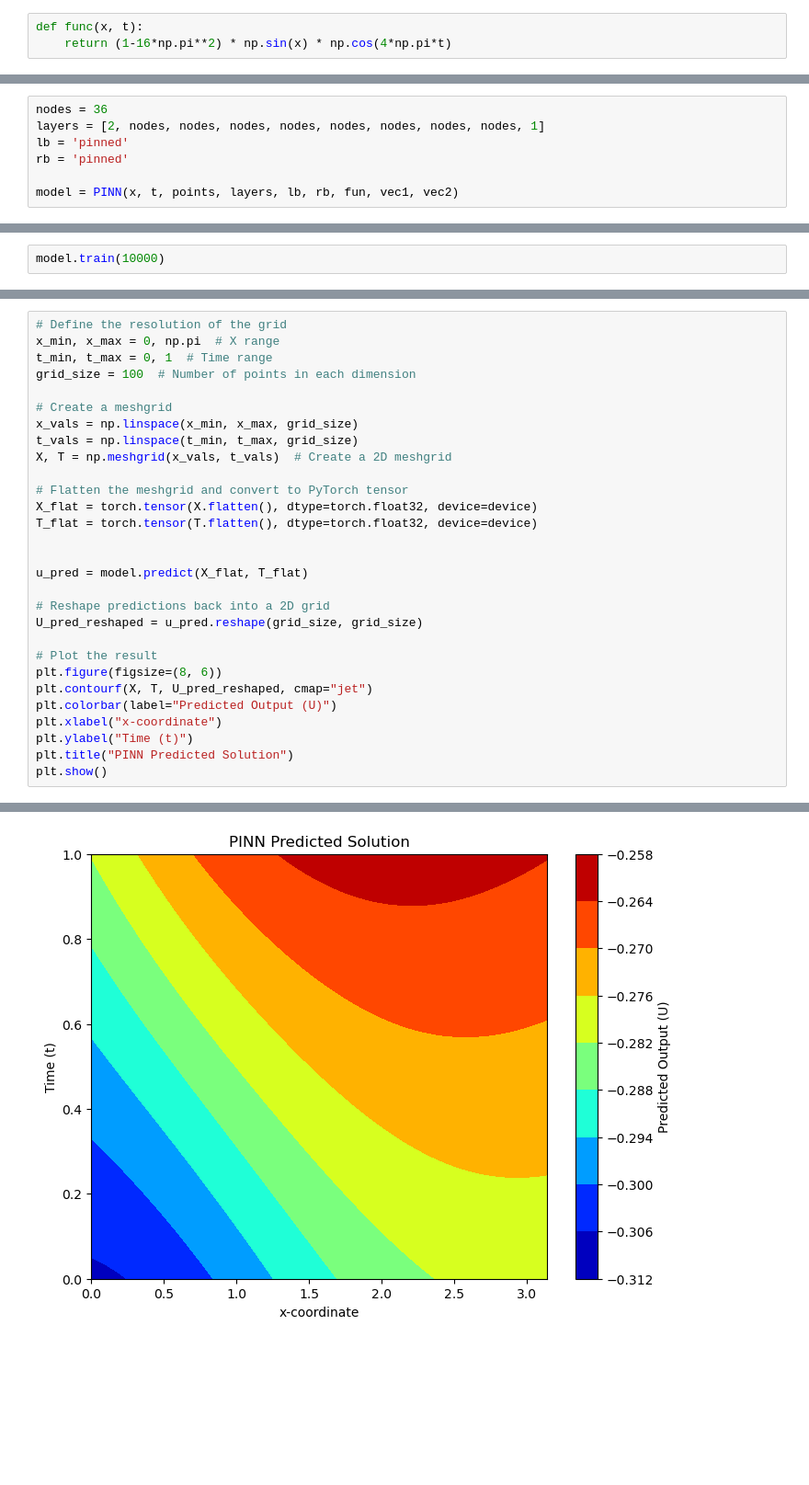
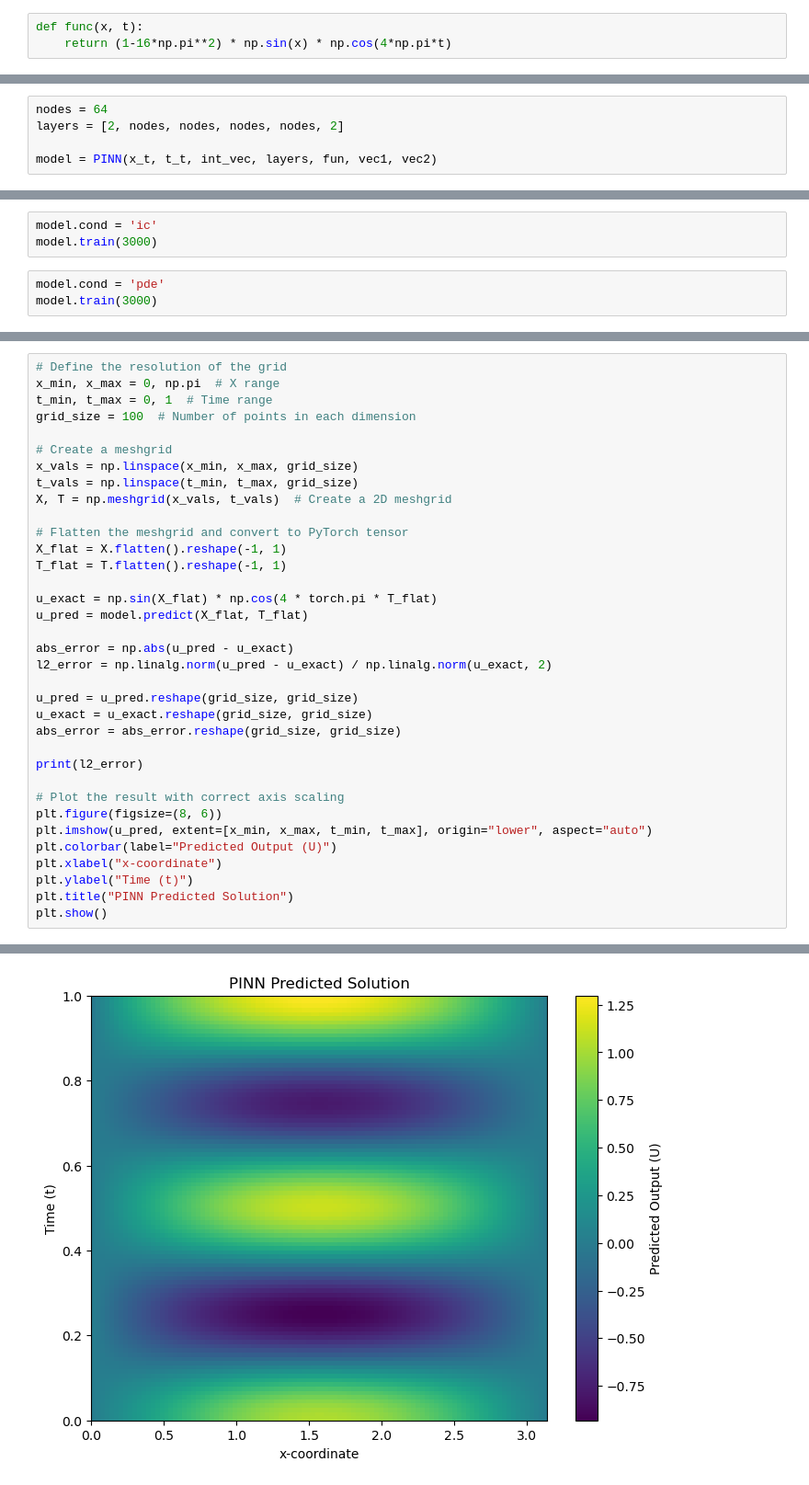
Before and after one commit to alleswe2k/PINNs, a Jupyter notebook: 1D_time_problem/time2.ipynb, the cells around one changed output, grey strips where cells are left out. Shown at 92% size. Drawn from its saved outputs; the diff is of its cells as text; blank space fills up the shorter version.

```diff
--- a/1D_time_problem/time2.ipynb
+++ b/1D_time_problem/time2.ipynb
@@ -237,7 +232,5 @@ tensor([0.7101, 0.3445, 0.7980, 0.5418], device='cuda:0',
 # %%
-nodes = 36
-layers = [2, nodes, nodes, nodes, nodes, nodes, nodes, nodes, nodes, 1]
-lb = 'pinned'
-rb = 'pinned'
+nodes = 64
+layers = [2, nodes, nodes, nodes, nodes, 2]
 
-model = PINN(x, t, points, layers, lb, rb, fun, vec1, vec2)
+model = PINN(x_t, t_t, int_vec, layers, fun, vec1, vec2)
@@ -257,2 +236,0 @@ tensor(3226.6401, device='cuda:0', grad_fn=<AddBackward0>)
-# %%
-model.train(10000)
@@ -361,0 +237,6 @@ print(ub)
+# %%
+model.cond = 'ic'
+model.train(3000)
+# %%
+model.cond = 'pde'
+model.train(3000)
@@ -371,18 +286,24 @@ t_vals = np.linspace(t_min, t_max, grid_size)
 X, T = np.meshgrid(x_vals, t_vals)  # Create a 2D meshgrid
 
 # Flatten the meshgrid and convert to PyTorch tensor
-X_flat = torch.tensor(X.flatten(), dtype=torch.float32, device=device)
-T_flat = torch.tensor(T.flatten(), dtype=torch.float32, device=device)
+X_flat = X.flatten().reshape(-1, 1)
+T_flat = T.flatten().reshape(-1, 1)
 
-
+u_exact = np.sin(X_flat) * np.cos(4 * torch.pi * T_flat)
 u_pred = model.predict(X_flat, T_flat)
 
-# Reshape predictions back into a 2D grid
-U_pred_reshaped = u_pred.reshape(grid_size, grid_size)
+abs_error = np.abs(u_pred - u_exact)
+l2_error = np.linalg.norm(u_pred - u_exact) / np.linalg.norm(u_exact, 2)
 
-# Plot the result
+u_pred = u_pred.reshape(grid_size, grid_size)
+u_exact = u_exact.reshape(grid_size, grid_size)
+abs_error = abs_error.reshape(grid_size, grid_size)
+
+print(l2_error)
+
+# Plot the result with correct axis scaling
 plt.figure(figsize=(8, 6))
-plt.contourf(X, T, U_pred_reshaped, cmap="jet")
+plt.imshow(u_pred, extent=[x_min, x_max, t_min, t_max], origin="lower", aspect="auto")
 plt.colorbar(label="Predicted Output (U)")
 plt.xlabel("x-coordinate")
 plt.ylabel("Time (t)")
@@ -392 +314 @@ plt.show()
-[figure, old version]
+[figure, new version]
```
Also changed, not shown: parts of 19 cells of this notebook, 8 other files.
